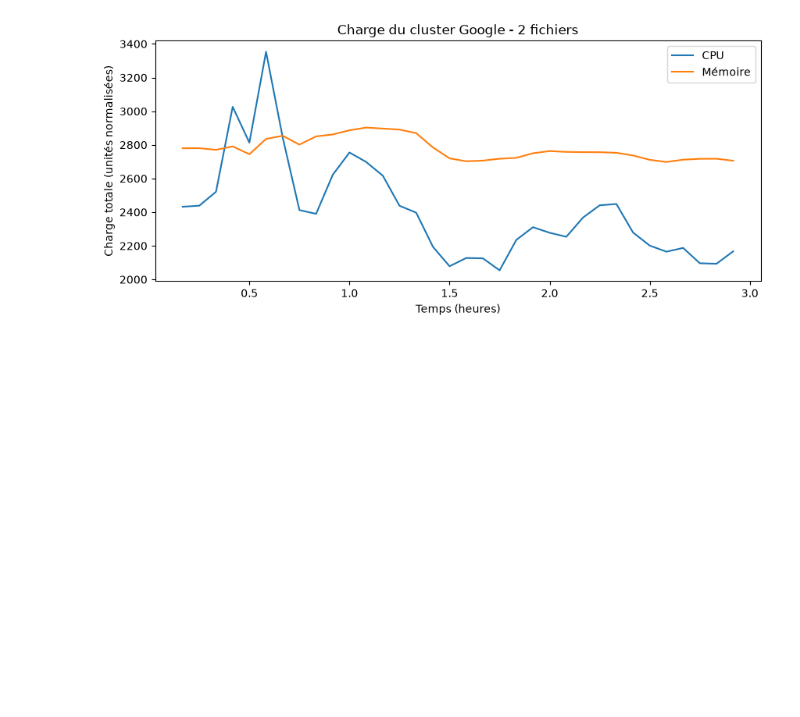
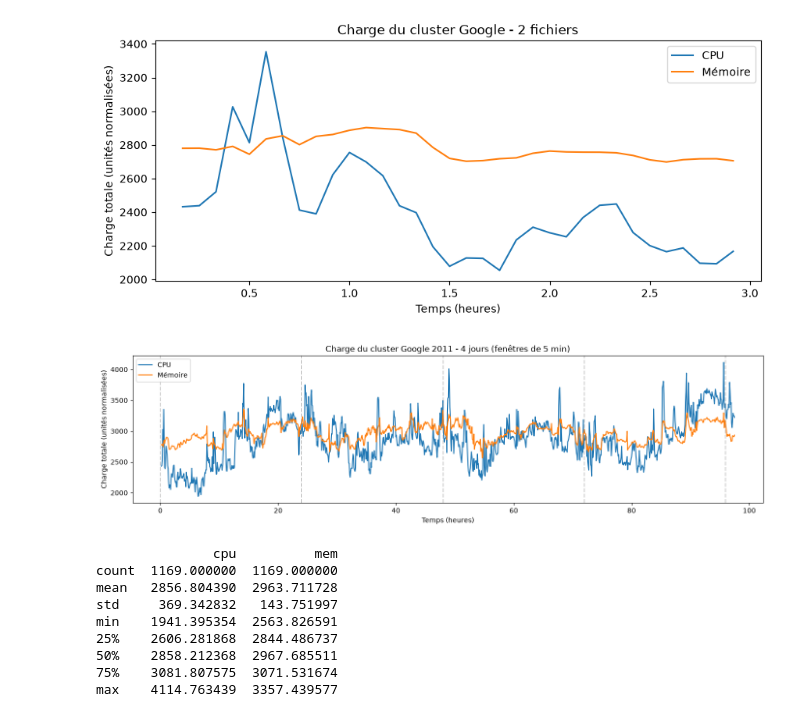
Before and after one commit to mohammedaminedahmani-tech/cloudpulse-ai, a Jupyter notebook: notebooks/01_exploration.ipynb, the cells around one changed output. Drawn from its saved outputs; the diff is of its cells as text; code cells hidden in the pictures; blank space fills up the shorter version.

Commit message:
Etape 1 : telechargement en flux et serie de 4 jours (1169 fenetres de 5 min)

```diff
--- a/notebooks/01_exploration.ipynb
+++ b/notebooks/01_exploration.ipynb
@@ -117,3 +117,35 @@ window
 18      2078.375620  2719.669660
 19      2127.673929  2702.474287
 [figure]
+# %%
+import pandas as pd
+import matplotlib.pyplot as plt
+
+charge = pd.read_csv("../data/processed/cluster_load.csv")
+heures = charge["timestamp"] / 3600
+
+fig, ax = plt.subplots(figsize=(14, 4))
+ax.plot(heures, charge["cpu"], label="CPU")
+ax.plot(heures, charge["mem"], label="Mémoire")
+for jour in range(0, 100, 24):
+    ax.axvline(jour, color="gray", linestyle="--", alpha=0.4)
+ax.set_xlabel("Temps (heures)")
+ax.set_ylabel("Charge totale (unités normalisées)")
+ax.set_title("Charge du cluster Google 2011 - 4 jours (fenêtres de 5 min)")
+ax.legend()
+plt.tight_layout()
+plt.savefig("../docs/cluster_load.png", dpi=150)
+plt.show()
+
+print(charge[["cpu", "mem"]].describe())
+# %% [output]
+[figure, added]
+               cpu          mem
+count  1169.000000  1169.000000
+mean   2856.804390  2963.711728
+std     369.342832   143.751997
+min    1941.395354  2563.826591
+25%    2606.281868  2844.486737
+50%    2858.212368  2967.685511
+75%    3081.807575  3071.531674
+max    4114.763439  3357.439577
```
Also changed, not shown: 5 other files.
